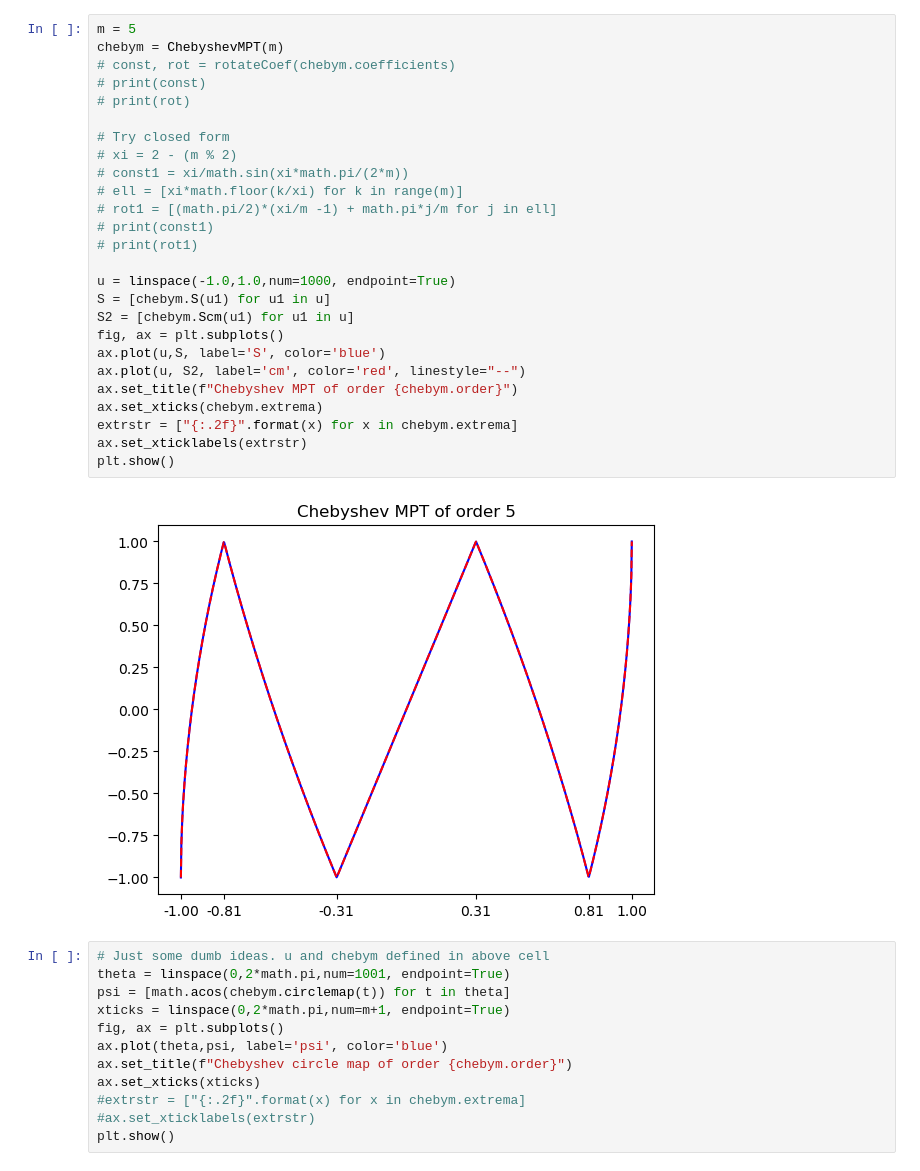
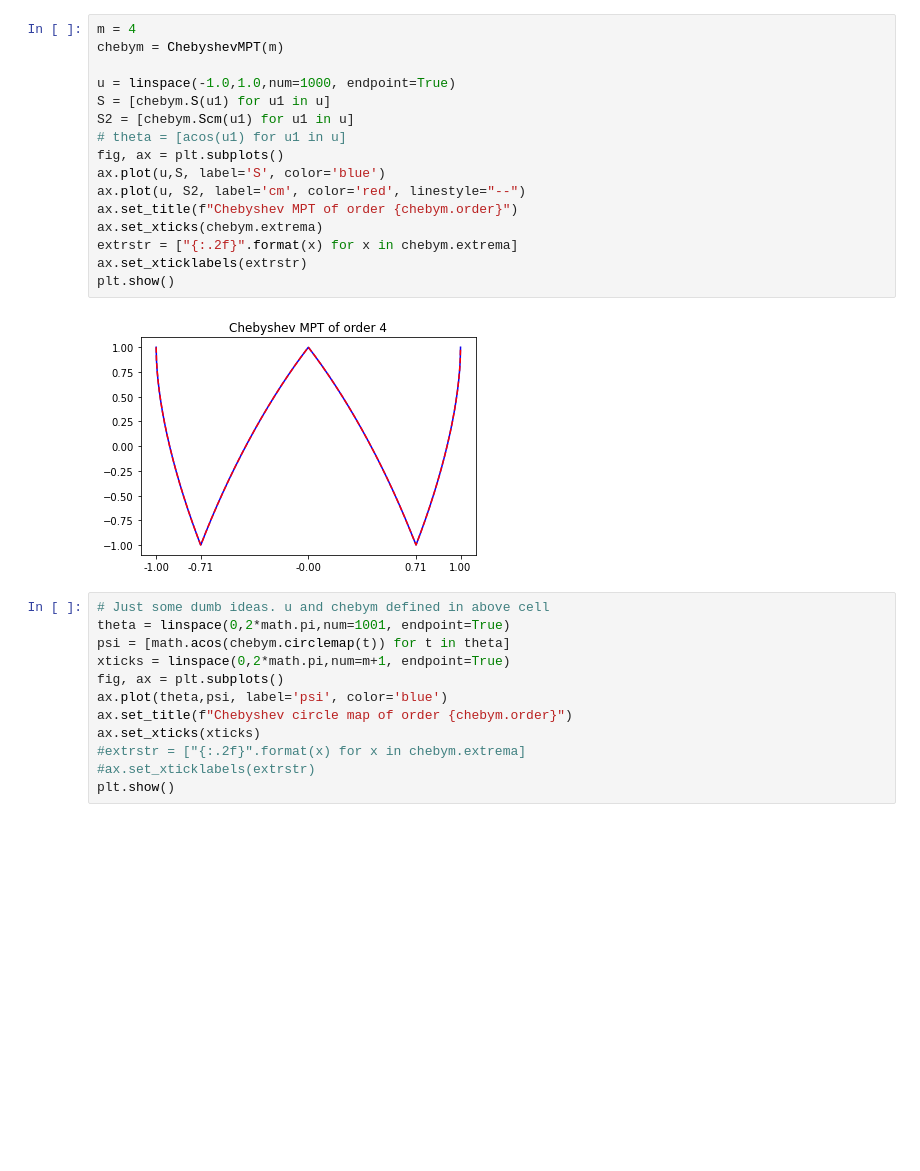
Before and after one commit to michaelgordy/chebyshevMPT, a Jupyter notebook: notebooks/play1.ipynb, the cells around one changed output. Saved outputs shown, nothing was run; the diff lists cells and outputs as text; blank space fills up the shorter version.

```diff
--- a/notebooks/play1.ipynb
+++ b/notebooks/play1.ipynb
@@ -59,33 +59,23 @@ print(extrema)
 # %% [output]
 [-1.0, -0.5000000000000001, 0.4999999999999998, 1.0]
 # %%
-m = 5
+m = 4
 chebym = ChebyshevMPT(m)
-# const, rot = rotateCoef(chebym.coefficients)
-# print(const)
-# print(rot)
-
-# Try closed form
-# xi = 2 - (m % 2)
-# const1 = xi/math.sin(xi*math.pi/(2*m))
-# ell = [xi*math.floor(k/xi) for k in range(m)]
-# rot1 = [(math.pi/2)*(xi/m -1) + math.pi*j/m for j in ell]
-# print(const1)
-# print(rot1)
 
 u = linspace(-1.0,1.0,num=1000, endpoint=True)
 S = [chebym.S(u1) for u1 in u]
 S2 = [chebym.Scm(u1) for u1 in u]
+# theta = [acos(u1) for u1 in u]
 fig, ax = plt.subplots()
 ax.plot(u,S, label='S', color='blue')
 ax.plot(u, S2, label='cm', color='red', linestyle="--")
 ax.set_title(f"Chebyshev MPT of order {chebym.order}")
 ax.set_xticks(chebym.extrema)
 extrstr = ["{:.2f}".format(x) for x in chebym.extrema]
 ax.set_xticklabels(extrstr)
 plt.show()
 # %% [output]
-[figure, old version]
+[figure, new version]
 # %%
 # Just some dumb ideas. u and chebym defined in above cell
 theta = linspace(0,2*math.pi,num=1001, endpoint=True)
```
Also changed, not shown: parts of 5 cells of this notebook, 2 other files.
